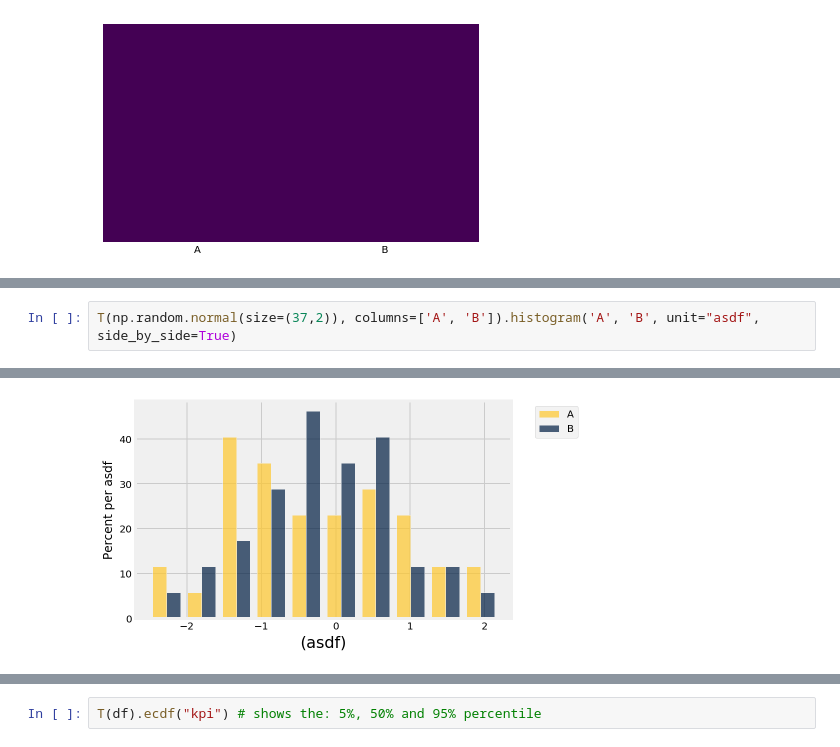
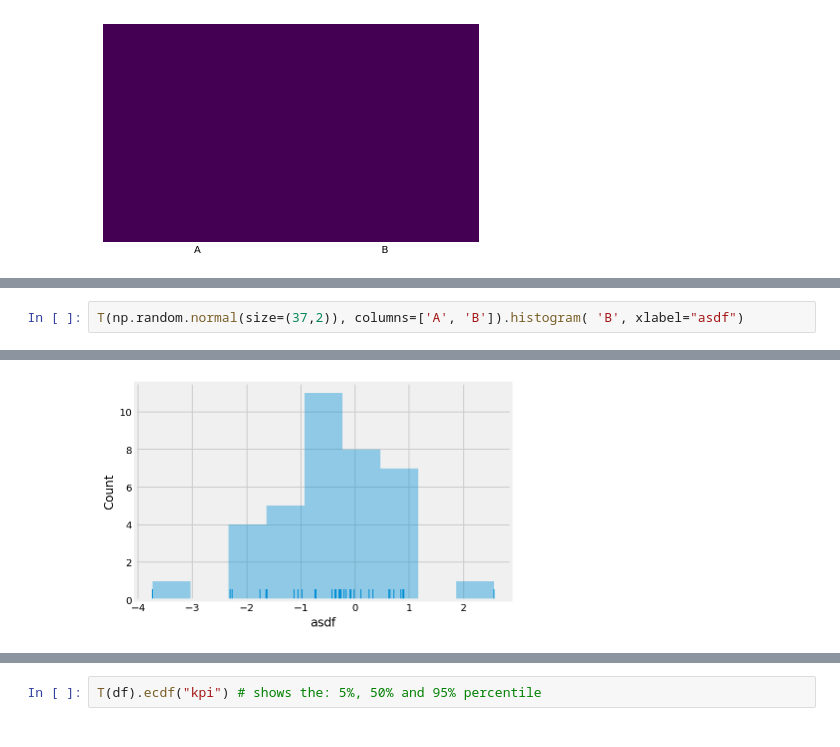
Before and after one commit to al3xandr3/Data-Science-ipynb, a Jupyter notebook: T.ipynb, the cells around one changed output, grey strips where cells are left out. Cells and saved outputs as stored; diff of their text form.

```diff
--- a/T.ipynb
+++ b/T.ipynb
@@ -162,3 +162,3 @@ array([[<matplotlib.axes._subplots.AxesSubplot object at 0x...>]],
 # %%
-T(np.random.normal(size=(37,2)), columns=['A', 'B']).histogram('A', 'B', unit="asdf", side_by_side=True)
+T(np.random.normal(size=(37,2)), columns=['A', 'B']).histogram( 'B', xlabel="asdf")
 # %% [output]
@@ -166,4 +166,4 @@ T(np.random.normal(size=(37,2)), columns=['A', 'B']).histogram('A', 'B', unit="a
-[figure, old version]
+[figure, new version]
 # %%
 T(pd.DataFrame( np.arange(1000), columns=['kpi']) ).decile('kpi')
 # %% [output]
```
Also changed, not shown: parts of 20 cells of this notebook, 4 other files.
